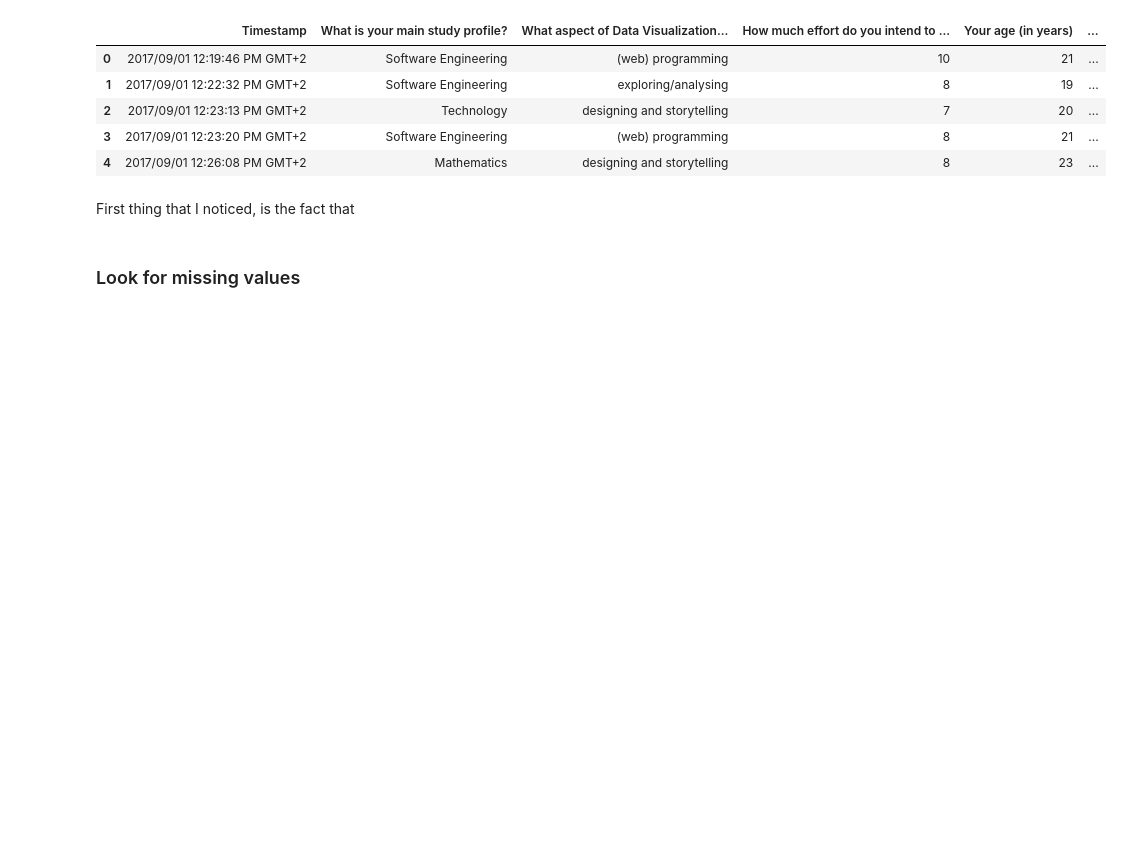
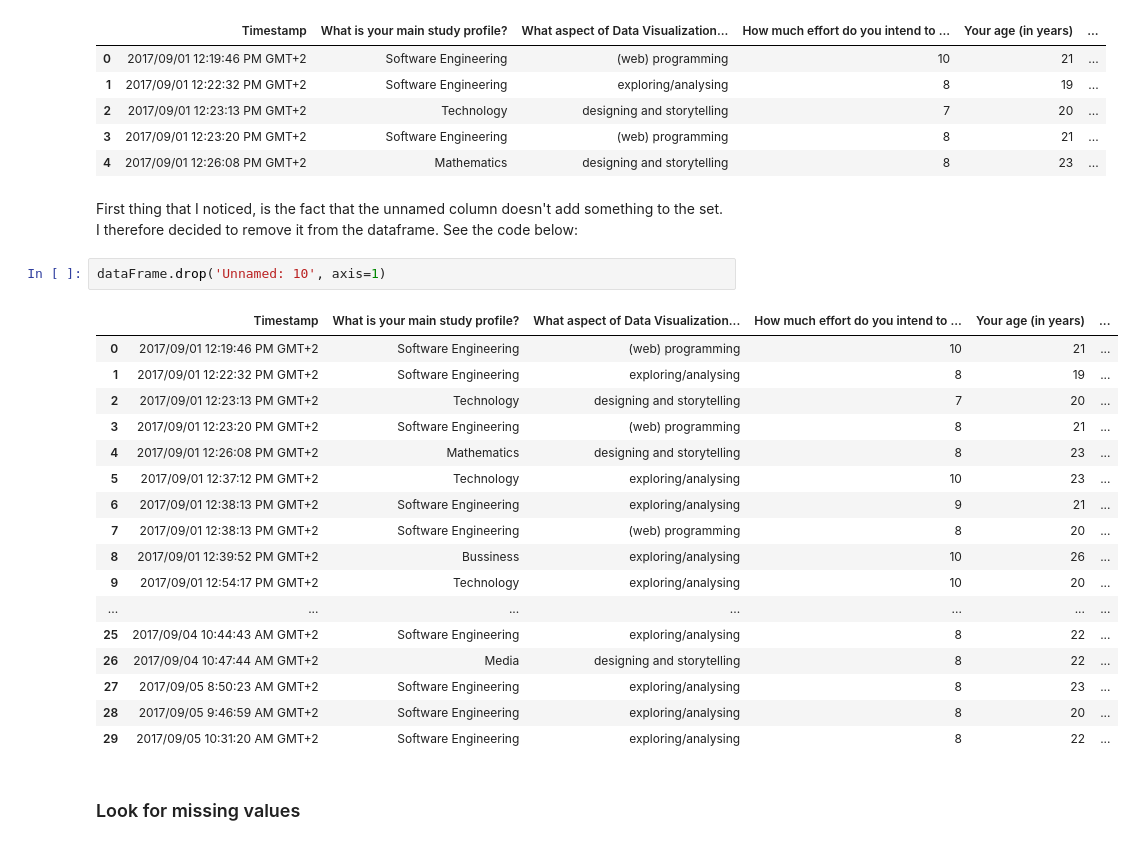
Before and after one commit to subzerodeluxe/ads73-dv, a Jupyter notebook: assignments/Week 1 assignment.ipynb, the cells around one changed output. Saved outputs shown, nothing was run; the diff lists cells and outputs as text; blank space fills up the shorter version.

```diff
--- a/assignments/Week 1 assignment.ipynb
+++ b/assignments/Week 1 assignment.ipynb
@@ -20,7 +20,28 @@ dataFrame.head()
 | 2 | 2017/09/01 12:23:13 PM GMT+2 | Technology | designing and storytelling | 7 | 20 | ... |
 | 3 | 2017/09/01 12:23:20 PM GMT+2 | Software Engineering | (web) programming | 8 | 21 | ... |
 | 4 | 2017/09/01 12:26:08 PM GMT+2 | Mathematics | designing and storytelling | 8 | 23 | ... |
-# %% [markdown]
-First thing that I noticed, is the fact that
+# %% [markdown]
+First thing that I noticed, is the fact that the unnamed column doesn't add something to the set.<br>
+I therefore decided to remove it from the dataframe. See the code below:
+# %%
+dataFrame.drop('Unnamed: 10', axis=1)
+# %% [output]
+|  | Timestamp | What is your main study profile? | What aspect of Data Visualization... | How much effort do you intend to ... | Your age (in years) | ... |
+| 0 | 2017/09/01 12:19:46 PM GMT+2 | Software Engineering | (web) programming | 10 | 21 | ... |
+| 1 | 2017/09/01 12:22:32 PM GMT+2 | Software Engineering | exploring/analysing | 8 | 19 | ... |
+| 2 | 2017/09/01 12:23:13 PM GMT+2 | Technology | designing and storytelling | 7 | 20 | ... |
+| 3 | 2017/09/01 12:23:20 PM GMT+2 | Software Engineering | (web) programming | 8 | 21 | ... |
+| 4 | 2017/09/01 12:26:08 PM GMT+2 | Mathematics | designing and storytelling | 8 | 23 | ... |
+| 5 | 2017/09/01 12:37:12 PM GMT+2 | Technology | exploring/analysing | 10 | 23 | ... |
+| 6 | 2017/09/01 12:38:13 PM GMT+2 | Software Engineering | exploring/analysing | 9 | 21 | ... |
+| 7 | 2017/09/01 12:38:13 PM GMT+2 | Software Engineering | (web) programming | 8 | 20 | ... |
+| 8 | 2017/09/01 12:39:52 PM GMT+2 | Bussiness | exploring/analysing | 10 | 26 | ... |
+| 9 | 2017/09/01 12:54:17 PM GMT+2 | Technology | exploring/analysing | 10 | 20 | ... |
+| ... | ... | ... | ... | ... | ... | ... |
+| 25 | 2017/09/04 10:44:43 AM GMT+2 | Software Engineering | exploring/analysing | 8 | 22 | ... |
+| 26 | 2017/09/04 10:47:44 AM GMT+2 | Media | designing and storytelling | 8 | 22 | ... |
+| 27 | 2017/09/05 8:50:23 AM GMT+2 | Software Engineering | exploring/analysing | 8 | 23 | ... |
+| 28 | 2017/09/05 9:46:59 AM GMT+2 | Software Engineering | exploring/analysing | 8 | 20 | ... |
+| 29 | 2017/09/05 10:31:20 AM GMT+2 | Software Engineering | exploring/analysing | 8 | 22 | ... |
 # %% [markdown]
 ### Look for missing values
```
Also changed, not shown: parts of 6 cells of this notebook, 1 other file.
